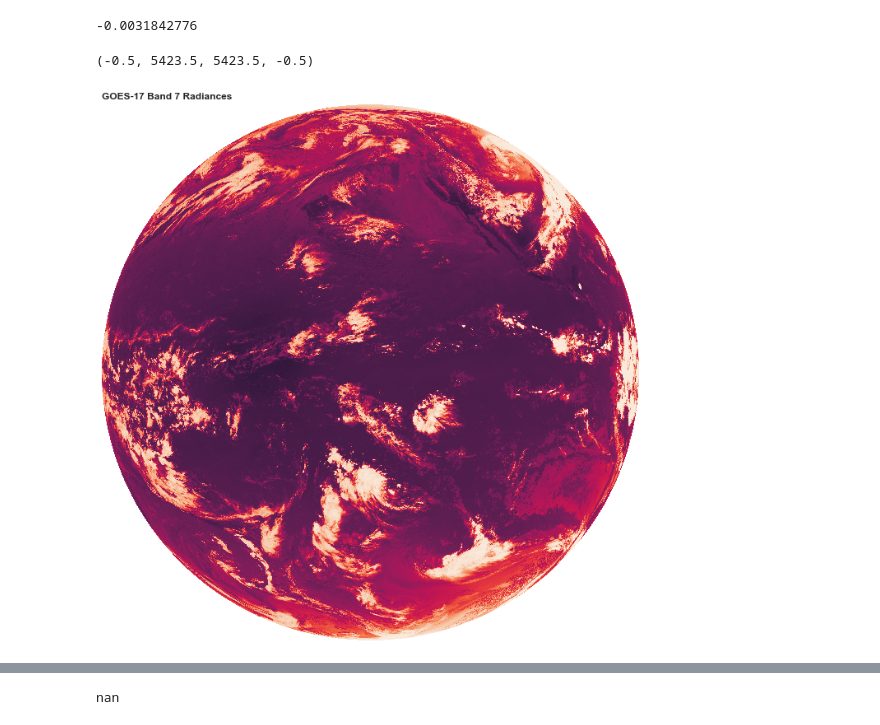
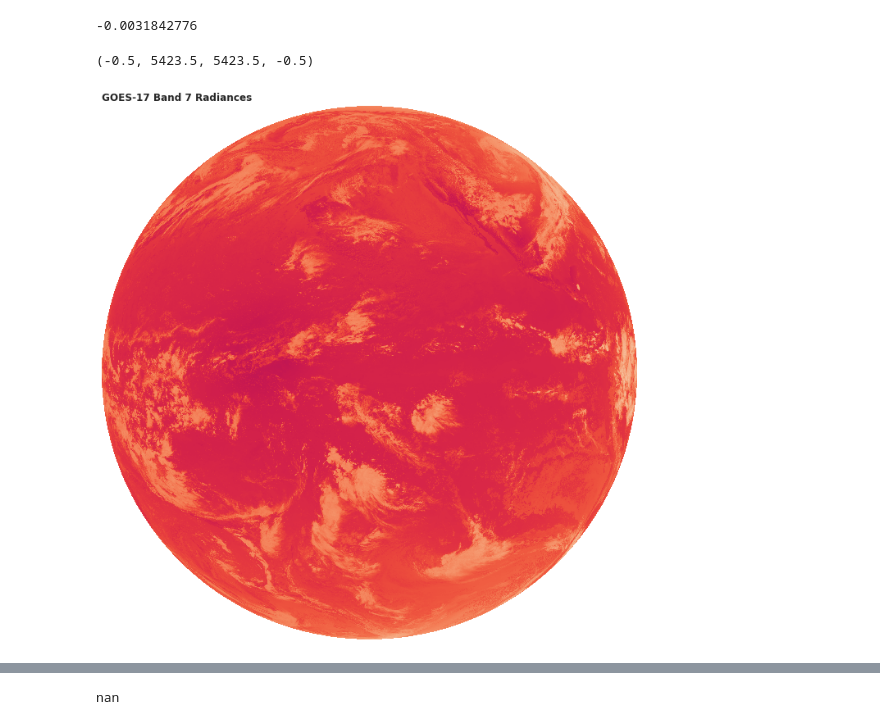
Before and after one commit to adomakor412/GOEScode, a Jupyter notebook: Radiance to BT.ipynb, the cells around one changed output, grey strips where cells are left out. Drawn from its saved outputs; the diff is of its cells as text; code cells hidden in the pictures.

```diff
--- a/Radiance to BT.ipynb
+++ b/Radiance to BT.ipynb
@@ -2,6 +2,7 @@
 import numpy as np
 import xarray
 import metpy
+from os import mkdir
 from os import path as op
 import matplotlib.pyplot as plt
 import cartopy.crs as ccrs
@@ -9,12 +10,13 @@ import cartopy.feature as cfeature
 from pyresample import image, geometry
 import seaborn as sns
 import dask
+import string
 sns.set(style="darkgrid")
 
-DATA_PATH='goesdata'
+DATA_PATH='../goesdata'
 %matplotlib inline
 # %%
 rad_data_file = 'OR_ABI-L1b-RadF-M6C07_G17_s20191030000339_e20191030009417_c20191030009441.nc'
 # %%
-G17C07= xarray.open_dataset(op.join(DATA_PATH,rad_data_file))
+myFile= xarray.open_dataset(op.join(DATA_PATH,rad_data_file))
 # %%
@@ -59,7 +61,7 @@ Attributes:
 # %%
 # Generate cartopy projection object with metpy parser
 # NOTE: Don't re-run this cell after it has run or it won't work.
-dat17C07 = G17C07.metpy.parse_cf('Rad')
+dat17C07 = myFile.metpy.parse_cf('Rad')
 # %%
 # Geostationary projections
 geos17 = dat17C07.metpy.cartopy_crs
@@ -81,19 +83,19 @@ np.nanmin(rad07)
 # %% [output]
 -0.0031842776
 # %%
-def normIm(im,gamma=1.0, reverse=False):
-    nim = ((im-np.nanmin(im))*(im-np.nanmin(im)-np.nanmin(rad07))**(-1))
-    if reverse:
+def normIm(im,gamma=1.0,reverse=False):
+    nim = ((im-np.nanmin(im))*(np.nanmax(im)-np.nanmin(im))**(-1))
+    if reverse:#want clouds to be white
         nim = (1.0-nim**(gamma))
     return nim
 # %%
 fig1, axes1 = plt.subplots(figsize=(12,12))
 
 # The GOES-17 band 07
-axes1.imshow(normIm(rad07,gamma=64,reverse=True))
+axes1.imshow(normIm(rad07,gamma=1/4,reverse=True))
 axes1.set_title('GOES-17 Band 7 Radiances', fontweight='semibold', loc='left', fontsize=12);
 axes1.axis('off')
 #fig1.colorbar(dat17C07.data.ravel(), orientation='vertical')
 # %% [output]
 (-0.5, 5423.5, 5423.5, -0.5)
-[figure, old version]
+[figure, new version]
```
Also changed, not shown: parts of 12 cells of this notebook, 1 other file.
